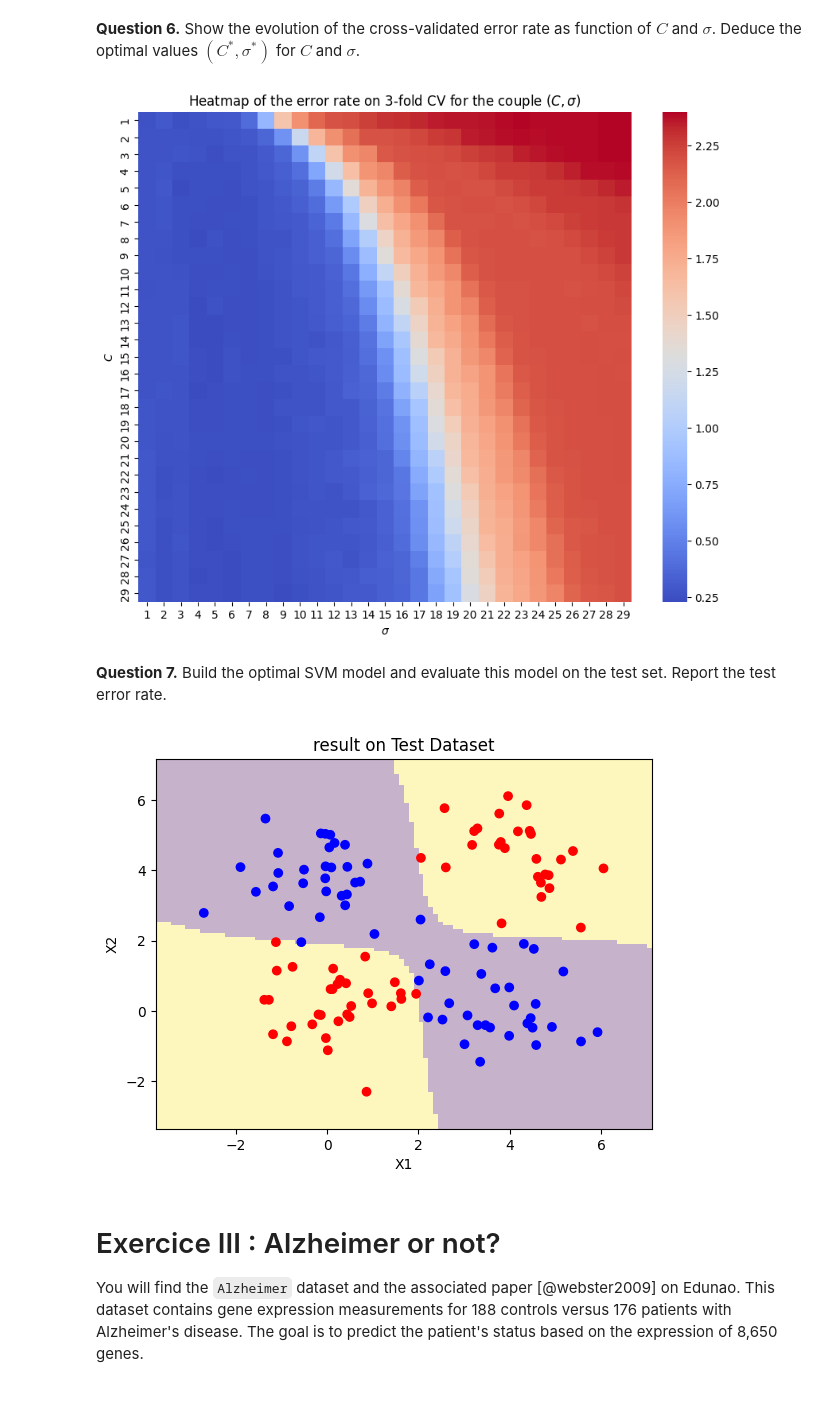
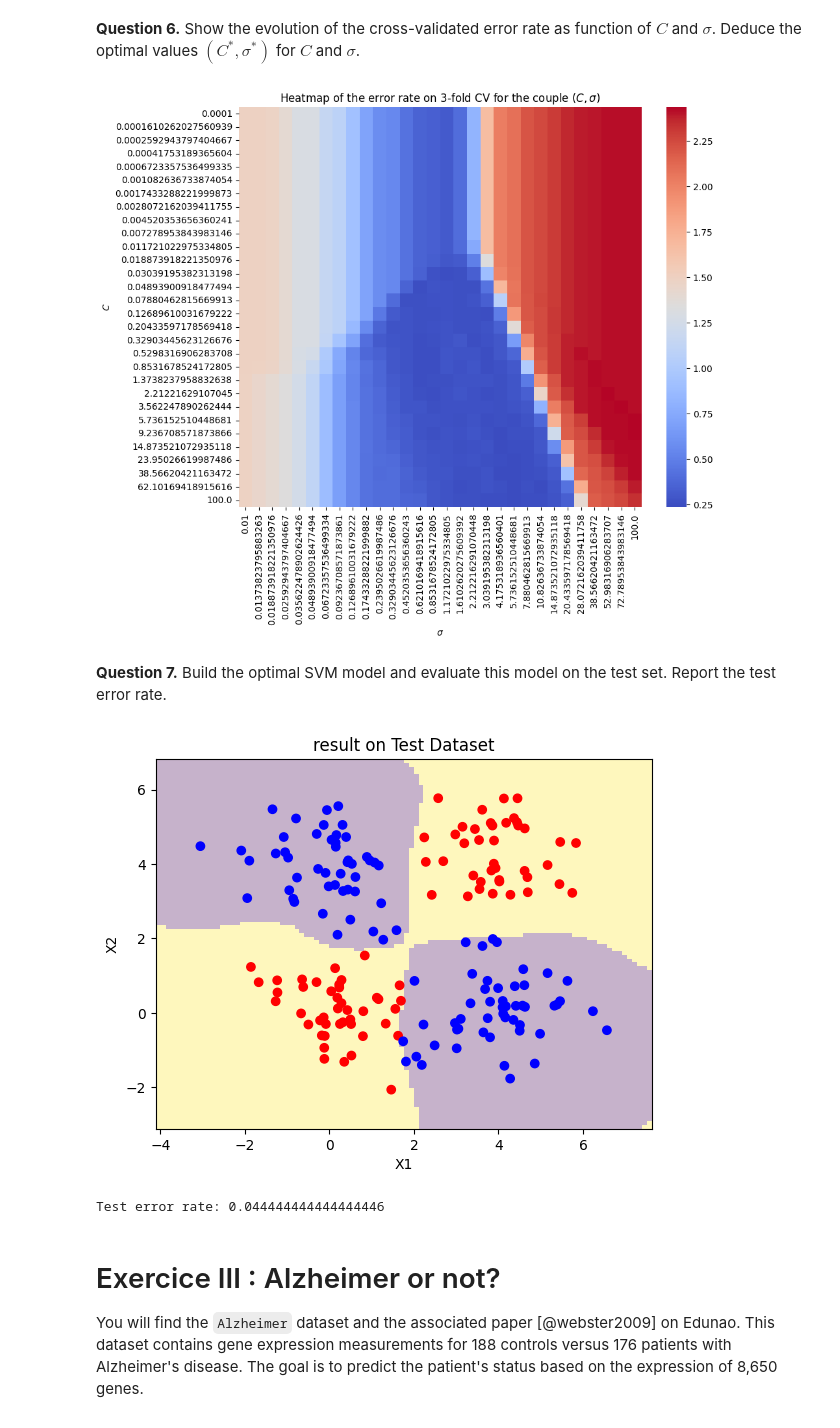
Before and after one commit to kerrianlc/kernel-regressors, a Jupyter notebook: tp1/tp1.ipynb, the cells around one changed output. Cells and saved outputs as stored; diff of their text form; code cells hidden in the pictures.

Commit message:
improved from linspace to logspace

```diff
--- a/tp1/tp1.ipynb
+++ b/tp1/tp1.ipynb
@@ -210,7 +209,7 @@ plt.show()
 \textbf{Question 2.}  Using the `createDataPartition` function of the `caret` package, create a train/test partition of your `checkerboard` simulated dataset.
 # %%
 from sklearn.model_selection import train_test_split
-train_dataset,test_dataset=train_test_split(data,test_size=0.2,random_state=42)
+train_dataset,test_dataset=train_test_split(data,test_size=0.3,random_state=1)
 # %% [markdown]
 **Question 3.**  From the training set, train a nonlinear SVM combined with gaussian kernel\footnote{We recall that within the \texttt{kernlab} library, gaussian kernel is defined as:
 \begin{equation}
@@ -221,10 +220,10 @@ k(\mathbf{x}_i, \mathbf{x}_j) = \text{exp}\bigg(- \sigma \Vert \mathbf{x}_i - \m
 You can used the \texttt{kernlab:::ksvm()} function.
 # %%
 from sklearn.svm import SVC
-kernel="rbf"#for gaussian
+
 C=1
 sigma=1
-model=SVC(C=C,kernel=kernel,gamma=1/(2*sigma**2))
+model=SVC(C=C,kernel="rbf",gamma=1/(2*sigma**2))
 # %%
 # train the model
 model.fit(X=train_dataset[['X1','X2']],y=train_dataset['y'])
@@ -275,14 +274,17 @@ from sklearn.model_selection import StratifiedKFold
 
 # Use KFold to avoid overfitting on the test_dataset defined earlier
 
-C_int = range(1, 30)
-sigma_int = range(1, 30)
+C_int = list(np.logspace(-4, 2, 30))
+sigma_int = list(np.logspace(-2, 2, 30))
 
 errs = np.zeros((len(C_int), len(sigma_int)))
 skf = StratifiedKFold(n_splits=3)
+
+# Grid search CV done without sklearn methods
 for i, c in enumerate(C_int):
     for j, sigma in enumerate(sigma_int):
-        model = SVC(C=c, kernel=kernel, gamma=1 / (2 * sigma**2))
+        model = SVC(C=c, kernel="rbf", gamma=1 / (2 * sigma**2))
+        # for each fold we compute the error rate
         for k, (train_index, test_index) in enumerate(
             skf.split(data[["X1", "X2"]], data["y"])
         ):
@@ -294,6 +296,9 @@ for i, c in enumerate(C_int):
             )
             model.fit(X=Xtrain, y=ytrain)
             pred = model.predict(Xtest)
+            # we sum the error rates for all folds
             errs[i, j] += sum(pred != ytest.to_numpy()) / len(pred)
 errs = pd.DataFrame(errs, index=C_int, columns=sigma_int)
+
+# We get the optimal C*, sigma* for the 3-fold CV
 cstar, sigma_star = errs.idxmin().iloc[0], errs.T.idxmin().iloc[0]
@@ -306,15 +314,22 @@ plt.xlabel("$\sigma$")
 plt.ylabel("$C$")
 plt.show()
 # %% [output]
-[figure, old version]
+[figure, new version]
 # %% [markdown]
 **Question 7.** Build the optimal SVM model and evaluate this model on the test set. Report the test error rate.
 # %%
-model = SVC(C=cstar, kernel=kernel, gamma=1 / (2 * sigma_star**2))
+model = SVC(C=cstar, kernel="rbf", gamma=1 / (2 * sigma_star**2))
 model.fit(X=train_dataset[["X1", "X2"]], y=train_dataset["y"])
 plot_dataset(test_dataset, model=model, title="result on Test Dataset")
+
+
+error_rate = sum(model.predict(X=test_dataset[["X1", "X2"]]) != test_dataset["y"].to_numpy()) / len(test_dataset)
+
+#Print the error rate on the test dataset
+print(f"Test error rate: {error_rate}")
 # %% [output]
-[figure, old version]
+[figure, new version]
+Test error rate: 0.044444444444444446
 # %% [markdown]
 
 # Exercice III : Alzheimer or not?
```
Also changed, not shown: parts of 14 cells of this notebook.
